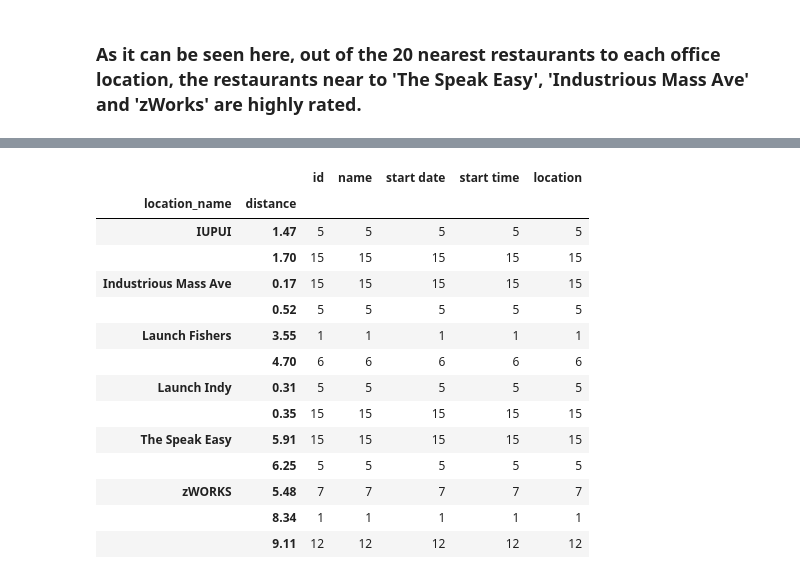
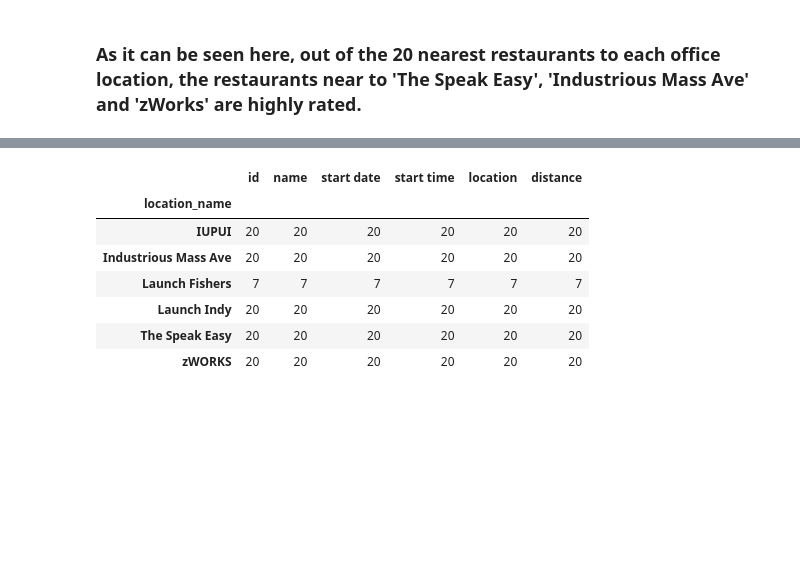
Before and after one commit to Aashay7/user_events_recommendation, a Jupyter notebook: Xtern_Challenge.ipynb, the cells around one changed output, grey strips where cells are left out. Drawn from its saved outputs; the diff is of its cells as text; code cells hidden in the pictures; blank space fills up the shorter version.

```diff
--- a/Xtern_Challenge.ipynb
+++ b/Xtern_Challenge.ipynb
@@ -469,20 +451,13 @@ events_table
 | 105 | Launch Indy | vvG1fZpsdmoSfY | Indiana Pacers vs. Houston Rockets | 2021-12-23 | 19:00:00 | 39.7593486,-86.1580467 | 0.35 |
 | 106 | Launch Indy | vvG1fZpsdm_K4q | Indiana Pacers vs. Chicago Bulls | 2022-02-04 | 19:00:00 | 39.7593486,-86.1580467 | 0.35 |
 # %%
-events_table.groupby(['location_name', 'distance']).count()
+events_table.groupby(['location_name', ]).count()
 # %% [output]
-|  |  | id | name | start date | start time | location |
-| location_name | distance |  |  |  |  |  |
-| IUPUI | 1.47 | 5 | 5 | 5 | 5 | 5 |
-|  | 1.70 | 15 | 15 | 15 | 15 | 15 |
-| Industrious Mass Ave | 0.17 | 15 | 15 | 15 | 15 | 15 |
-|  | 0.52 | 5 | 5 | 5 | 5 | 5 |
-| Launch Fishers | 3.55 | 1 | 1 | 1 | 1 | 1 |
-|  | 4.70 | 6 | 6 | 6 | 6 | 6 |
-| Launch Indy | 0.31 | 5 | 5 | 5 | 5 | 5 |
-|  | 0.35 | 15 | 15 | 15 | 15 | 15 |
-| The Speak Easy | 5.91 | 15 | 15 | 15 | 15 | 15 |
-|  | 6.25 | 5 | 5 | 5 | 5 | 5 |
-| zWORKS | 5.48 | 7 | 7 | 7 | 7 | 7 |
-|  | 8.34 | 1 | 1 | 1 | 1 | 1 |
-|  | 9.11 | 12 | 12 | 12 | 12 | 12 |
+|  | id | name | start date | start time | location | distance |
+| location_name |  |  |  |  |  |  |
+| IUPUI | 20 | 20 | 20 | 20 | 20 | 20 |
+| Industrious Mass Ave | 20 | 20 | 20 | 20 | 20 | 20 |
+| Launch Fishers | 7 | 7 | 7 | 7 | 7 | 7 |
+| Launch Indy | 20 | 20 | 20 | 20 | 20 | 20 |
+| The Speak Easy | 20 | 20 | 20 | 20 | 20 | 20 |
+| zWORKS | 20 | 20 | 20 | 20 | 20 | 20 |
```
Also changed, not shown: parts of 1 cell of this notebook.
